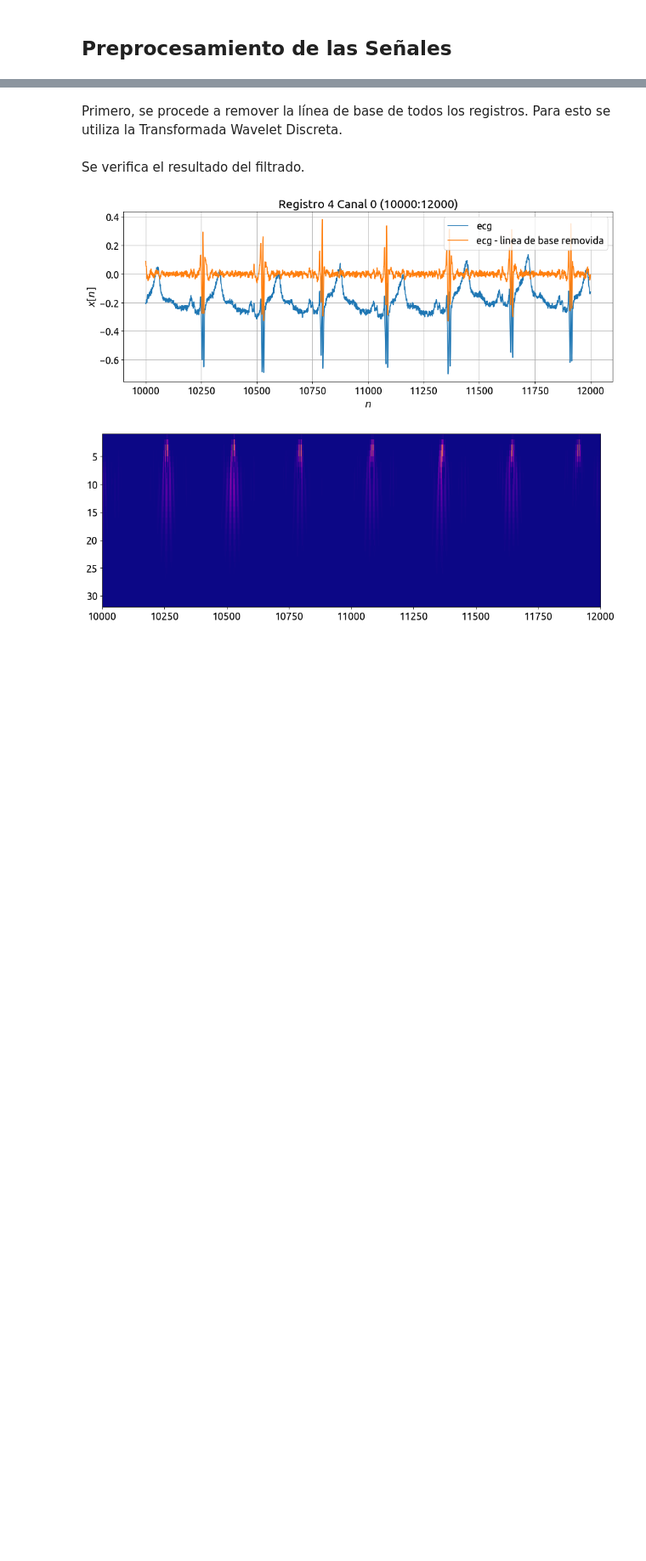
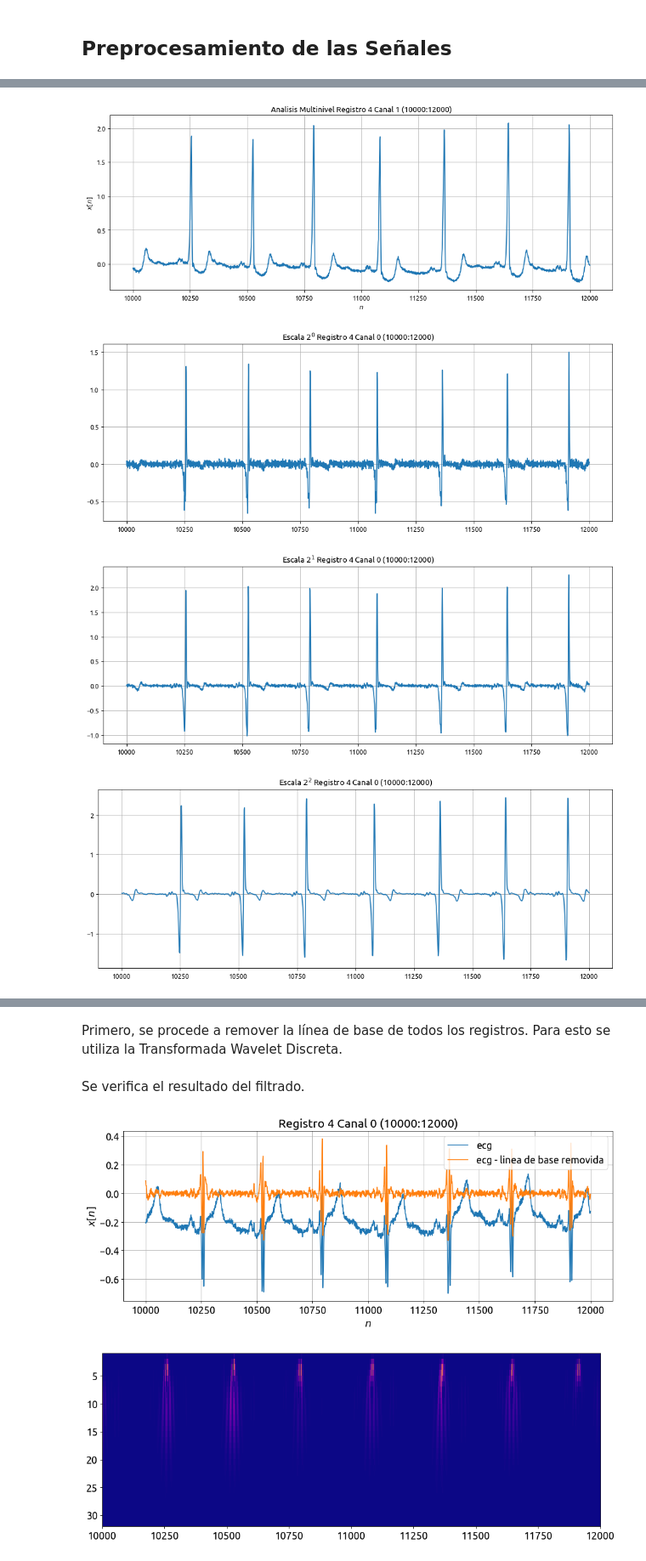
Before and after one commit to LisandroRobles/tps_dsp, a Jupyter notebook: proyecto/Detección de Complejo QRS Utilizando Escalogramas y Redes Convolucionales .ipynb, the cells around one changed output, grey strips where cells are left out. Shown at 85% size. Drawn from its saved outputs; the diff is of its cells as text; code cells hidden in the pictures; blank space fills up the shorter version.

```diff
--- a/proyecto/Detección de Complejo QRS Utilizando Escalogramas y Redes Convolucionales .ipynb
+++ b/proyecto/Detección de Complejo QRS Utilizando Escalogramas y Redes Convolucionales .ipynb
@@ -239,0 +321,37 @@ plt.show()
+# %%
+# %% Aplica la DWT sin decimar (Algoritmo A'Trous)
+
+coeffs_undec = pywt.swt(x1[0:131072],w,level = levels)
+
+# %% Grafica las seniales de detalle del canal 0
+
+plt.figure(figsize=(fig_sz_x, fig_sz_y), dpi= fig_dpi, facecolor='w', edgecolor='k')
+
+plt.title('Analisis Multinivel Registro ' + str(registro) + ' Canal 1 (' + str(muestra_inicial) + ':' + str(muestra_final) + ')')
+
+plt.ylabel('$x[n]$')
+
+plt.xlabel('$n$')
+
+plt.plot(n,x1[muestra_inicial:muestra_final])
+
+plt.grid()
+
+for i in range(levels):
+
+    xi = coeffs_undec[levels - 1 -i][1]
+
+    plt.figure(figsize=(fig_sz_x, fig_sz_y), dpi= fig_dpi, facecolor='w', edgecolor='k')
+
+    plt.title('Escala $2 ^{' + str(i) + '}$ Registro ' + str(registro) + ' Canal 0 (' + str(muestra_inicial) + ':' + str(muestra_final) + ')')
+
+    plt.plot(n,xi[muestra_inicial:muestra_final])
+
+    plt.grid()
+
+plt.show()
+# %% [output]
+[figure, added]
+[figure, added]
+[figure, added]
+[figure, added]
```
Also changed, not shown: parts of 3 cells of this notebook, 1 other file.
